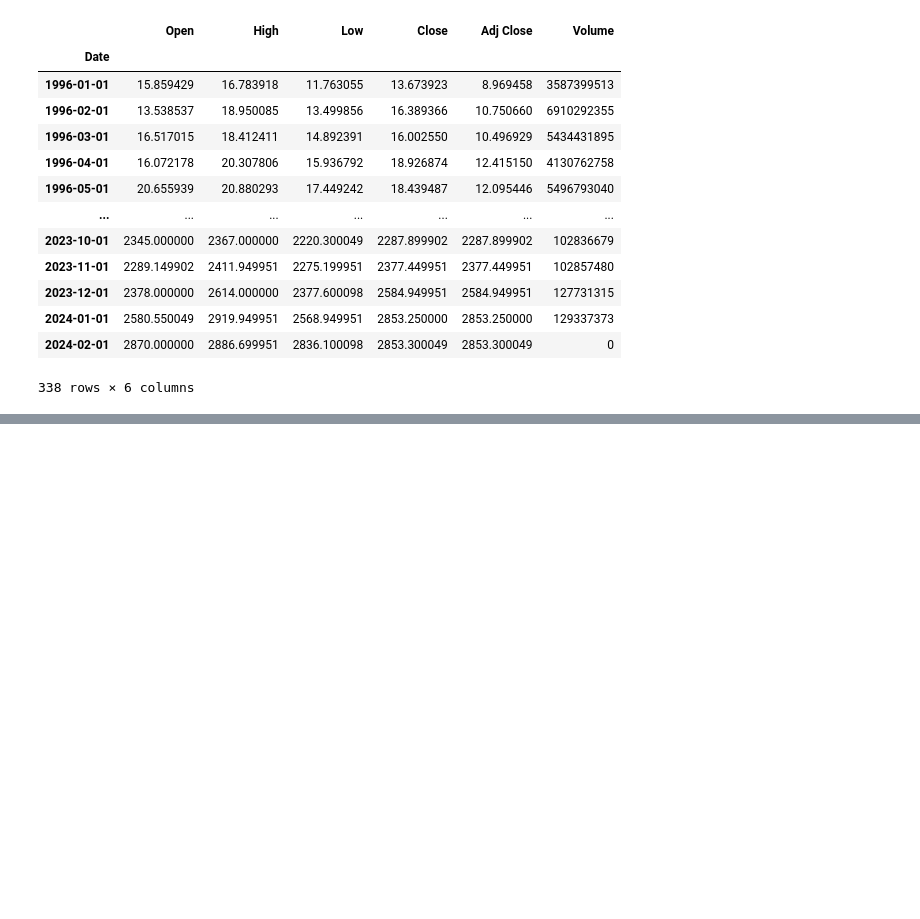
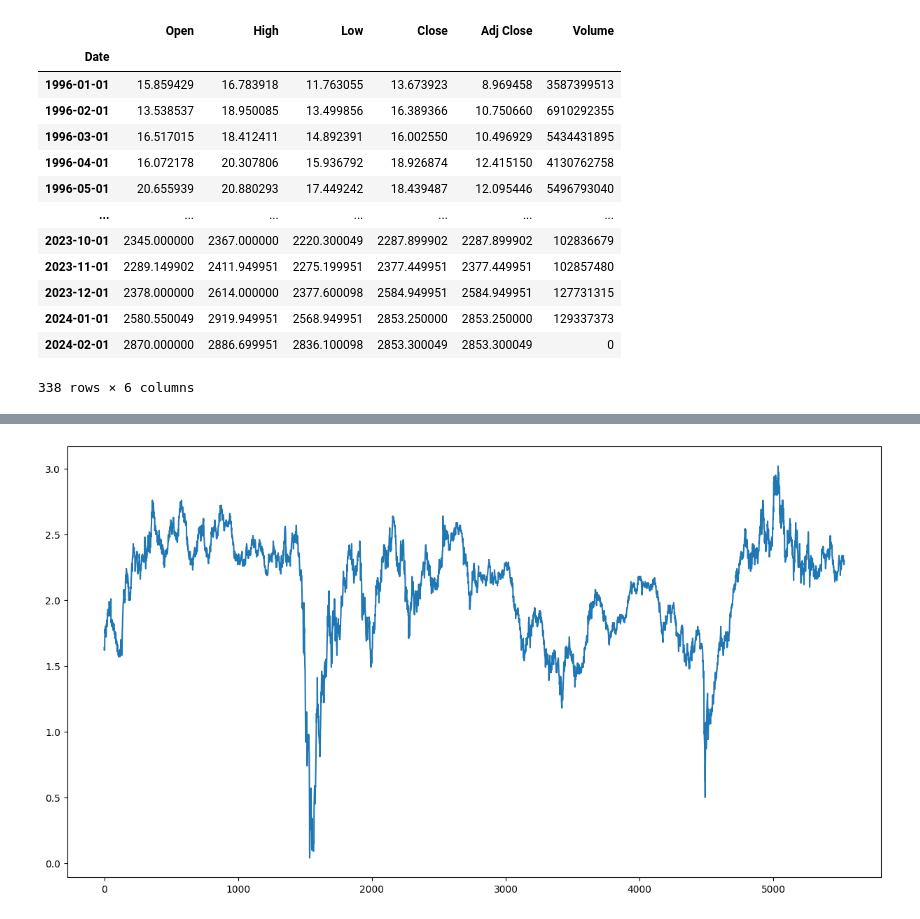
Before and after one commit to Robohrriday/MS499_IITGN_Finance_2024, a Jupyter notebook: data_analysis.ipynb, the cells around one changed output, grey strips where cells are left out. Drawn from its saved outputs; the diff is of its cells as text; code cells hidden in the pictures; blank space fills up the shorter version.

```diff
--- a/data_analysis.ipynb
+++ b/data_analysis.ipynb
@@ -294,0 +343,6 @@ yf.download('RELIANCE.NS',period='max',interval='1mo')
+# %%
+plt.figure(figsize=(15,8))
+plt.plot(new_inflation['T10YIE'])
+plt.show()
+# %% [output]
+[figure, added]
```
Also changed, not shown: parts of 4 cells of this notebook, 10 other files.
